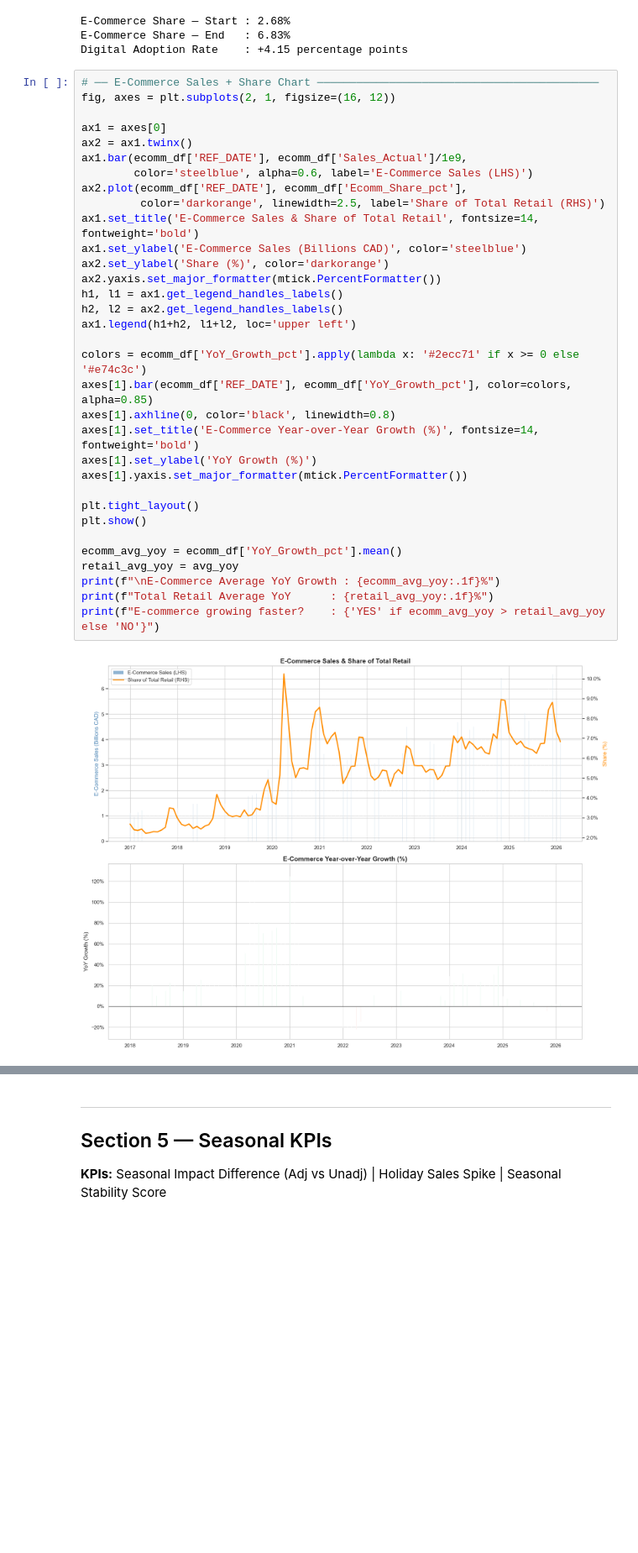
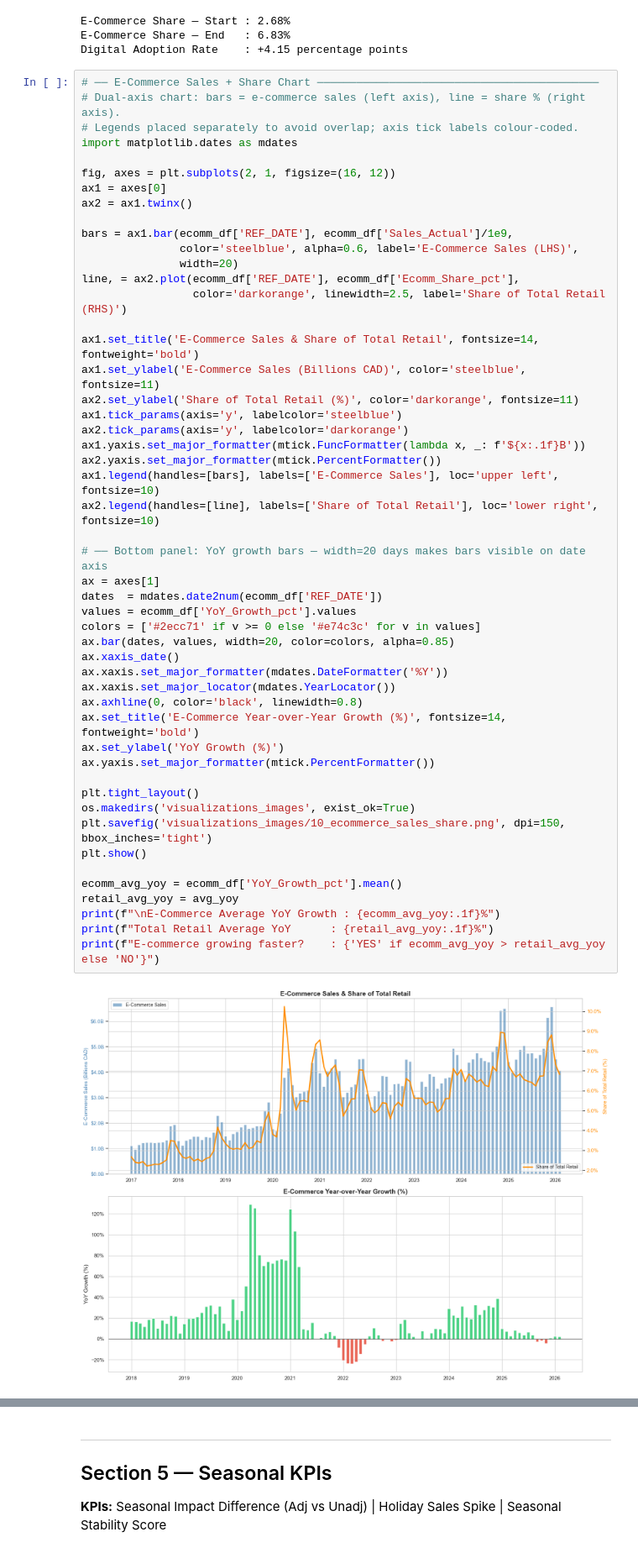
Before and after one commit to mrhamxo/Canadian-Monthly-Retail-Trade-Sales-Analytics-Project, a Jupyter notebook: Data_Analysis.ipynb, the cells around one changed output, grey strips where cells are left out. Shown at 84% size. Drawn from its saved outputs; the diff is of its cells as text; blank space fills up the shorter version.

```diff
--- a/Canadian_Retail_KPI_Analysis.ipynb
+++ b/Data_Analysis.ipynb
@@ -503,39 +513,56 @@ E-Commerce Share — End   : 6.83%
 Digital Adoption Rate    : +4.15 percentage points
 # %%
 # ── E-Commerce Sales + Share Chart ───────────────────────────────────────────
+# Dual-axis chart: bars = e-commerce sales (left axis), line = share % (right axis).
+# Legends placed separately to avoid overlap; axis tick labels colour-coded.
+import matplotlib.dates as mdates
+
 fig, axes = plt.subplots(2, 1, figsize=(16, 12))
-
 ax1 = axes[0]
 ax2 = ax1.twinx()
-ax1.bar(ecomm_df['REF_DATE'], ecomm_df['Sales_Actual']/1e9,
-        color='steelblue', alpha=0.6, label='E-Commerce Sales (LHS)')
-ax2.plot(ecomm_df['REF_DATE'], ecomm_df['Ecomm_Share_pct'],
-         color='darkorange', linewidth=2.5, label='Share of Total Retail (RHS)')
+
+bars = ax1.bar(ecomm_df['REF_DATE'], ecomm_df['Sales_Actual']/1e9,
+               color='steelblue', alpha=0.6, label='E-Commerce Sales (LHS)',
+               width=20)
+line, = ax2.plot(ecomm_df['REF_DATE'], ecomm_df['Ecomm_Share_pct'],
+                 color='darkorange', linewidth=2.5, label='Share of Total Retail (RHS)')
+
 ax1.set_title('E-Commerce Sales & Share of Total Retail', fontsize=14, fontweight='bold')
-ax1.set_ylabel('E-Commerce Sales (Billions CAD)', color='steelblue')
-ax2.set_ylabel('Share (%)', color='darkorange')
+ax1.set_ylabel('E-Commerce Sales (Billions CAD)', color='steelblue', fontsize=11)
+ax2.set_ylabel('Share of Total Retail (%)', color='darkorange', fontsize=11)
+ax1.tick_params(axis='y', labelcolor='steelblue')
+ax2.tick_params(axis='y', labelcolor='darkorange')
+ax1.yaxis.set_major_formatter(mtick.FuncFormatter(lambda x, _: f'${x:.1f}B'))
 ax2.yaxis.set_major_formatter(mtick.PercentFormatter())
-h1, l1 = ax1.get_legend_handles_labels()
-h2, l2 = ax2.get_legend_handles_labels()
-ax1.legend(h1+h2, l1+l2, loc='upper left')
+ax1.legend(handles=[bars], labels=['E-Commerce Sales'], loc='upper left', fontsize=10)
+ax2.legend(handles=[line], labels=['Share of Total Retail'], loc='lower right', fontsize=10)
 
-colors = ecomm_df['YoY_Growth_pct'].apply(lambda x: '#2ecc71' if x >= 0 else '#e74c3c')
-axes[1].bar(ecomm_df['REF_DATE'], ecomm_df['YoY_Growth_pct'], color=colors, alpha=0.85)
-axes[1].axhline(0, color='black', linewidth=0.8)
-axes[1].set_title('E-Commerce Year-over-Year Growth (%)', fontsize=14, fontweight='bold')
-axes[1].set_ylabel('YoY Growth (%)')
-axes[1].yaxis.set_major_formatter(mtick.PercentFormatter())
+# ── Bottom panel: YoY growth bars — width=20 days makes bars visible on date axis
+ax = axes[1]
+dates  = mdates.date2num(ecomm_df['REF_DATE'])
+values = ecomm_df['YoY_Growth_pct'].values
+colors = ['#2ecc71' if v >= 0 else '#e74c3c' for v in values]
+ax.bar(dates, values, width=20, color=colors, alpha=0.85)
+ax.xaxis_date()
+ax.xaxis.set_major_formatter(mdates.DateFormatter('%Y'))
+ax.xaxis.set_major_locator(mdates.YearLocator())
+ax.axhline(0, color='black', linewidth=0.8)
+ax.set_title('E-Commerce Year-over-Year Growth (%)', fontsize=14, fontweight='bold')
+ax.set_ylabel('YoY Growth (%)')
+ax.yaxis.set_major_formatter(mtick.PercentFormatter())
 
 plt.tight_layout()
+os.makedirs('visualizations_images', exist_ok=True)
+plt.savefig('visualizations_images/10_ecommerce_sales_share.png', dpi=150, bbox_inches='tight')
 plt.show()
 
 ecomm_avg_yoy = ecomm_df['YoY_Growth_pct'].mean()
 retail_avg_yoy = avg_yoy
 print(f"\nE-Commerce Average YoY Growth : {ecomm_avg_yoy:.1f}%")
 print(f"Total Retail Average YoY      : {retail_avg_yoy:.1f}%")
 print(f"E-commerce growing faster?    : {'YES' if ecomm_avg_yoy > retail_avg_yoy else 'NO'}")
 # %% [output]
-[figure, old version]
+[figure, new version]
 E-Commerce Average YoY Growth : 20.9%
 Total Retail Average YoY      : 4.4%
 E-commerce growing faster?    : YES
```
Also changed, not shown: parts of 17 cells of this notebook, 24 other files.
